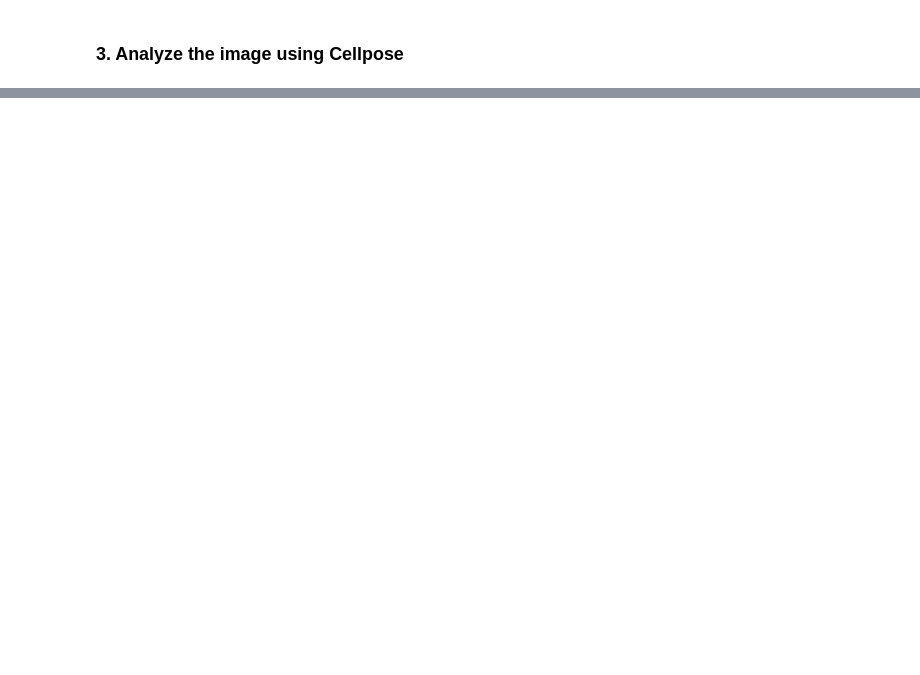
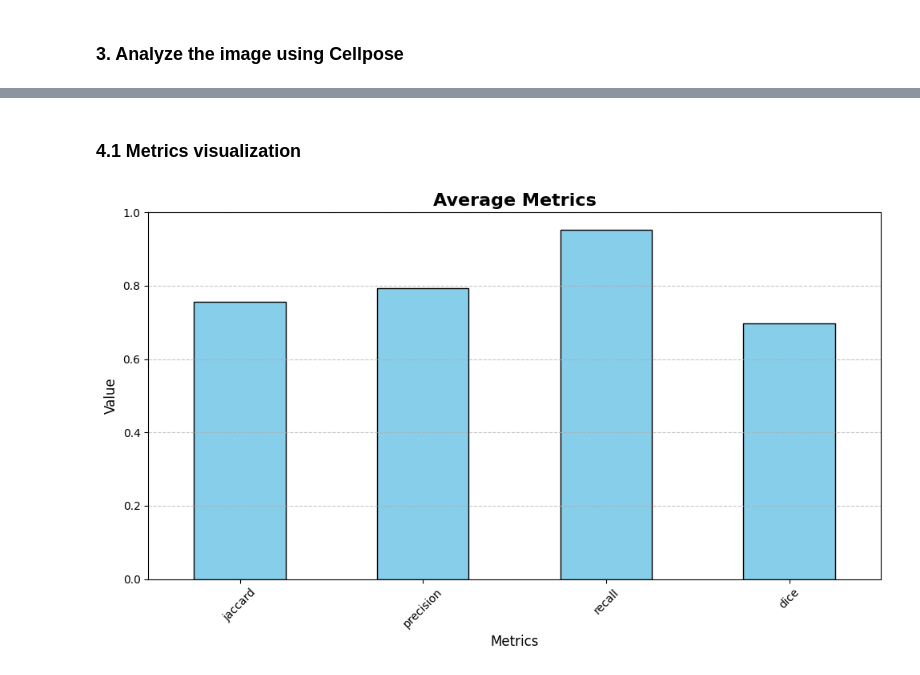
Before and after one commit to jvsguerra/MDA_Project_4, a Jupyter notebook: Project_4.ipynb, the cells around one changed output, grey strips where cells are left out. Saved outputs shown, nothing was run; the diff lists cells and outputs as text; code cells hidden in the pictures; blank space fills up the shorter version.

Commit message:
Add metrics evaluation

```diff
--- a/Project_4.ipynb
+++ b/Project_4.ipynb
@@ -261,0 +367,6 @@ We will compare Cellpose segmentations with Nessys labels using common segmentat
+# %%
+# Convert predictions to a numpy array
+predictions = numpy.stack(results)
+
+# Convert labels to a numpy array
+ground_truth = labels[0,0,:,:,:].compute()
@@ -262,24 +415,24 @@ We will compare Cellpose segmentations with Nessys labels using common segmentat
+# %% [markdown]
+### 4.1 Metrics visualization
 # %%
-# from skimage.metrics import adapted_rand_error
-# from sklearn.metrics import jaccard_score
-# import numpy as np
+# Calculate average metrics
+metrics_avg = metrics_df.drop(columns=["ct"]).mean()
 
-# def compute_metrics(pred_mask, gt_mask):
-#     # Flatten the masks for comparison
-#     pred_flat = pred_mask.ravel()
-#     gt_flat = gt_mask.ravel()
+# Plot
+metrics_avg.plot.bar(
+    figsize=(10, 6),
+    color='skyblue',
+    edgecolor='black',
+    legend=False
+)
 
-#     # Compute Jaccard Index (IoU)
-#     iou = jaccard_score(gt_flat, pred_flat, average='binary')
-
-#     # Compute Dice Score
-#     dice = 2 * np.sum(pred_flat * gt_flat) / (np.sum(pred_flat) + np.sum(gt_flat))
-
-#     return iou, dice
-
-# # Compute metrics for each plane
-# metrics = [compute_metrics(masks[i], selected_nessys_labels[i]) for i in range(2)]
-
-# # Display results
-# for i, (iou, dice) in enumerate(metrics):
-#     print(f"Z-plane {89 + i}: IoU = {iou:.4f}, Dice Score = {dice:.4f}")
+plt.title("Average Metrics", fontsize=16, fontweight='bold')
+plt.ylabel("Value", fontsize=12)
+plt.xlabel("Metrics", fontsize=12)
+plt.xticks(rotation=45, fontsize=10)
+plt.ylim(0, 1)
+plt.grid(axis='y', linestyle='--', alpha=0.7)
+plt.tight_layout()
+plt.show()
+# %% [output]
+[figure, added]
```
Also changed, not shown: parts of 17 cells of this notebook.
